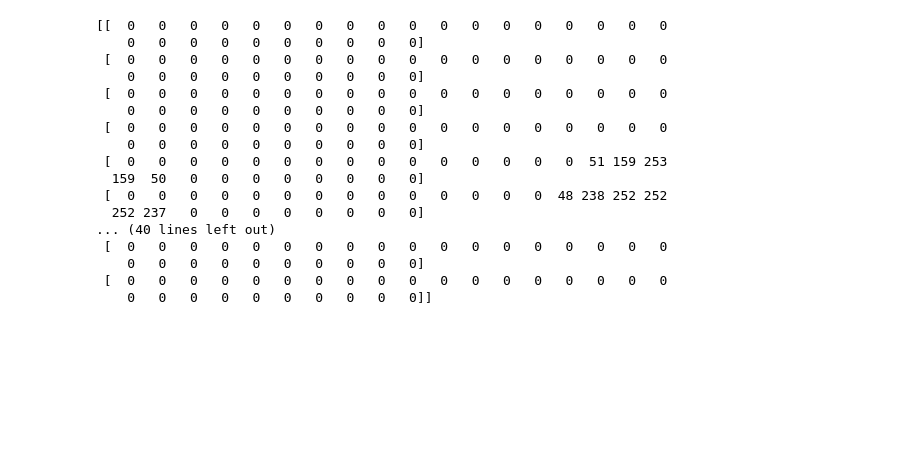
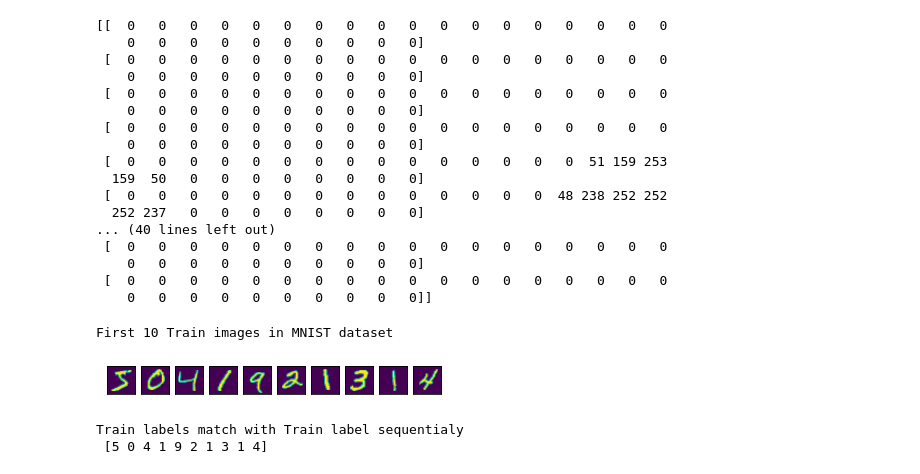
Before and after one commit to syt06162/Study-Algorithm-tensorflow-basic, a Jupyter notebook: Yejoon.ipynb, the cells around one changed output. Drawn from its saved outputs; the diff is of its cells as text; code cells hidden in the pictures; blank space fills up the shorter version.

```diff
--- a/Yejoon.ipynb
+++ b/Yejoon.ipynb
@@ -45,3 +42,17 @@ print(train_images[1])
     0   0   0   0   0   0   0   0   0   0]
  [  0   0   0   0   0   0   0   0   0   0   0   0   0   0   0   0   0   0
     0   0   0   0   0   0   0   0   0   0]]
+# %%
+print('First 10 Train images in MNIST dataset\n')
+for i in range(10):
+    plt.subplot(1, 10, i+1)
+    plt.xticks([])
+    plt.yticks([])
+    plt.imshow(train_images[i])
+plt.show()
+print('\nTrain labels match with Train label sequentialy\n',train_labels[:10])
+# %% [output]
+First 10 Train images in MNIST dataset
+[figure, added]
+Train labels match with Train label sequentialy
+ [5 0 4 1 9 2 1 3 1 4]
```
Also changed, not shown: parts of 4 cells of this notebook.
